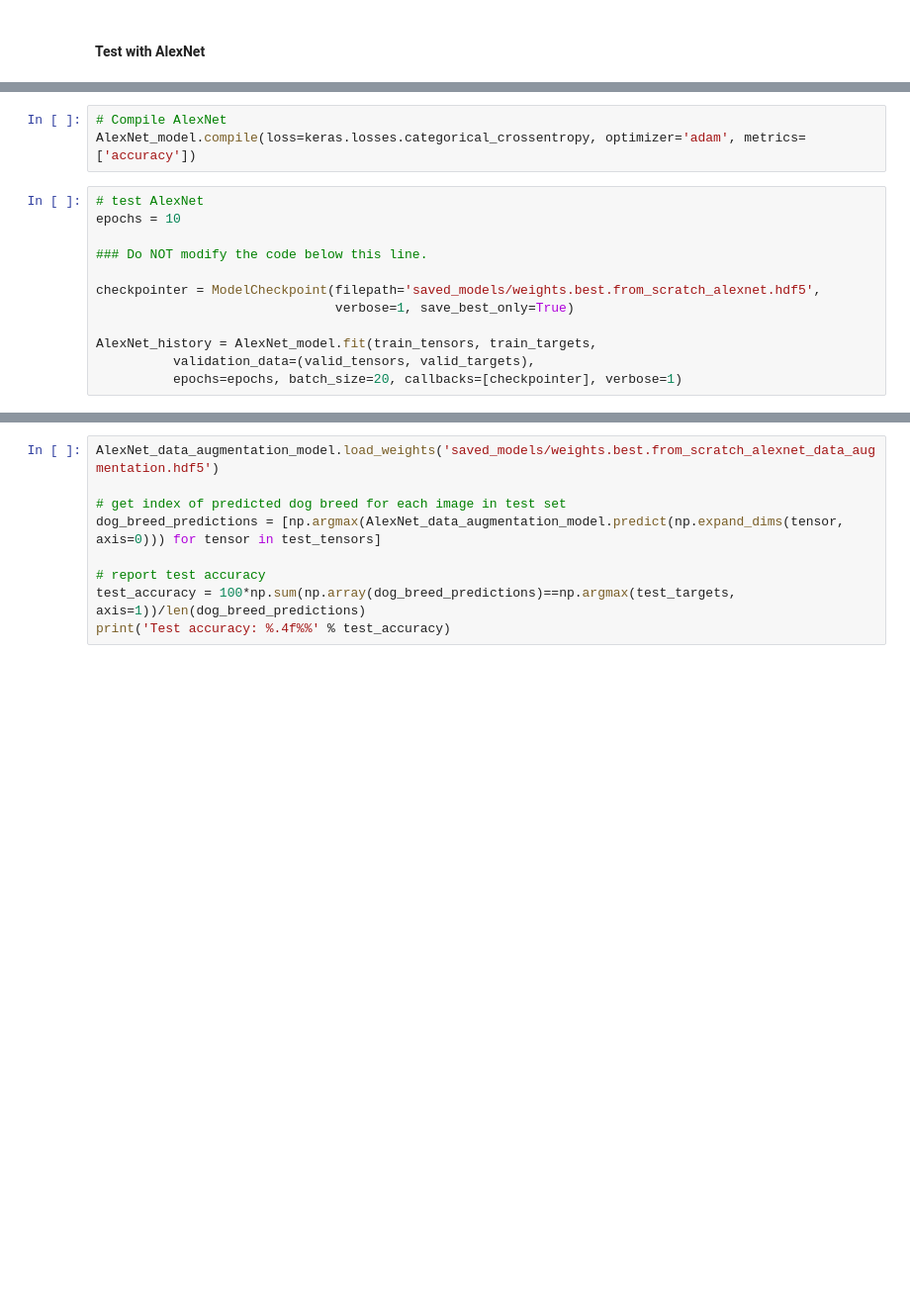
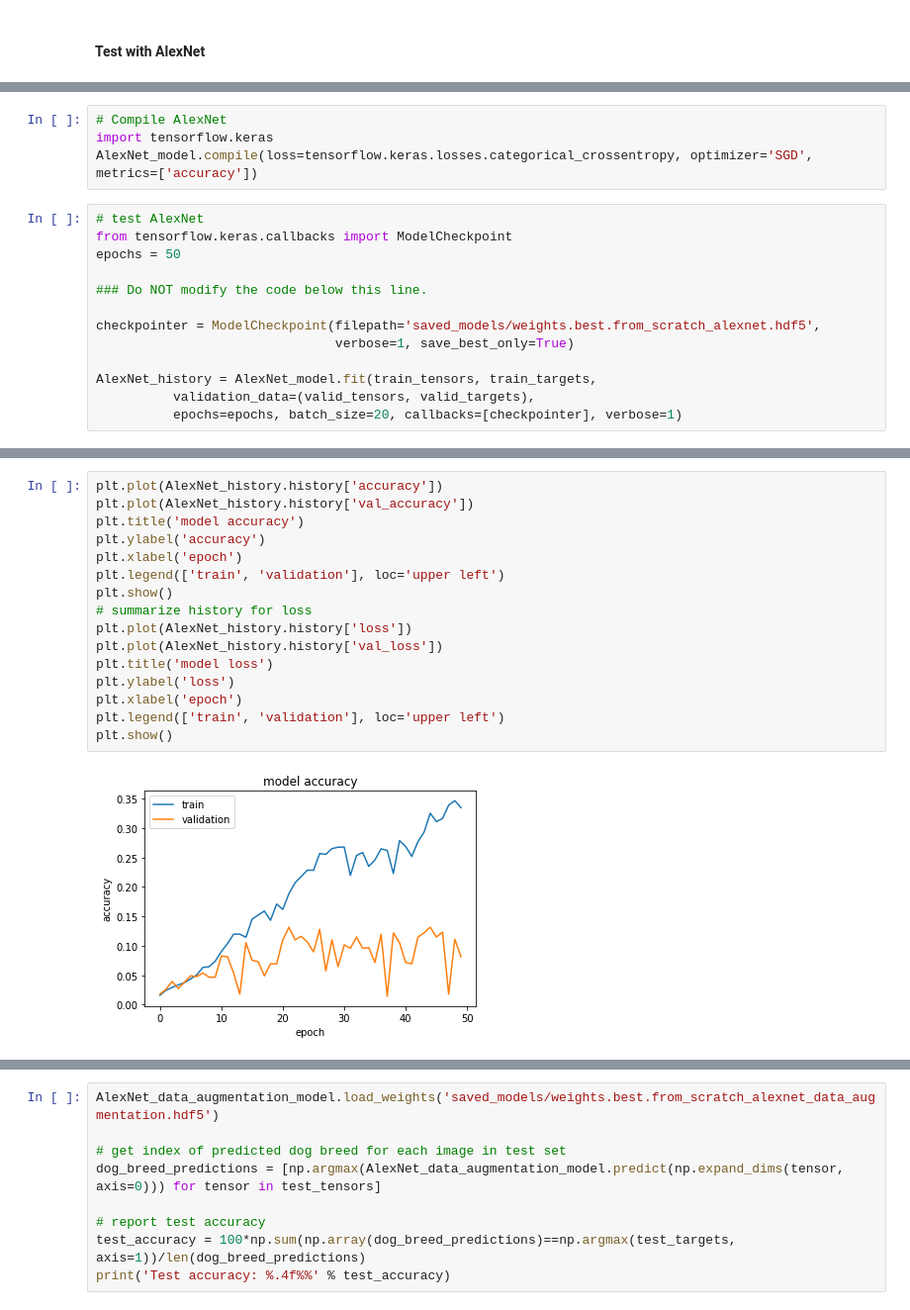
Before and after one commit to normannexo/dog-project, a Jupyter notebook: dog_app_tf.ipynb, the cells around one changed output, grey strips where cells are left out. Shown at 99% size. Saved outputs shown, nothing was run; the diff lists cells and outputs as text; blank space fills up the shorter version.

```diff
--- a/dog_app_tf.ipynb
+++ b/dog_app_tf.ipynb
@@ -765,10 +767,12 @@ Non-trainable params: 18,112
 _________________________________________________________________
 # %%
 # Compile AlexNet
-AlexNet_model.compile(loss=keras.losses.categorical_crossentropy, optimizer='adam', metrics=['accuracy'])
+import tensorflow.keras
+AlexNet_model.compile(loss=tensorflow.keras.losses.categorical_crossentropy, optimizer='SGD', metrics=['accuracy'])
 # %%
 # test AlexNet
-epochs = 10
+from tensorflow.keras.callbacks import ModelCheckpoint
+epochs = 50
 
 ### Do NOT modify the code below this line.
 
@@ -784,0 +806,18 @@ KeyboardInterrupt:
+# %%
+plt.plot(AlexNet_history.history['accuracy'])
+plt.plot(AlexNet_history.history['val_accuracy'])
+plt.title('model accuracy')
+plt.ylabel('accuracy')
+plt.xlabel('epoch')
+plt.legend(['train', 'validation'], loc='upper left')
+plt.show()
+# summarize history for loss
+plt.plot(AlexNet_history.history['loss'])
+plt.plot(AlexNet_history.history['val_loss'])
+plt.title('model loss')
+plt.ylabel('loss')
+plt.xlabel('epoch')
+plt.legend(['train', 'validation'], loc='upper left')
+plt.show()
+# %% [output]
+[figure, added]
```
Also changed, not shown: parts of 7 cells of this notebook.
